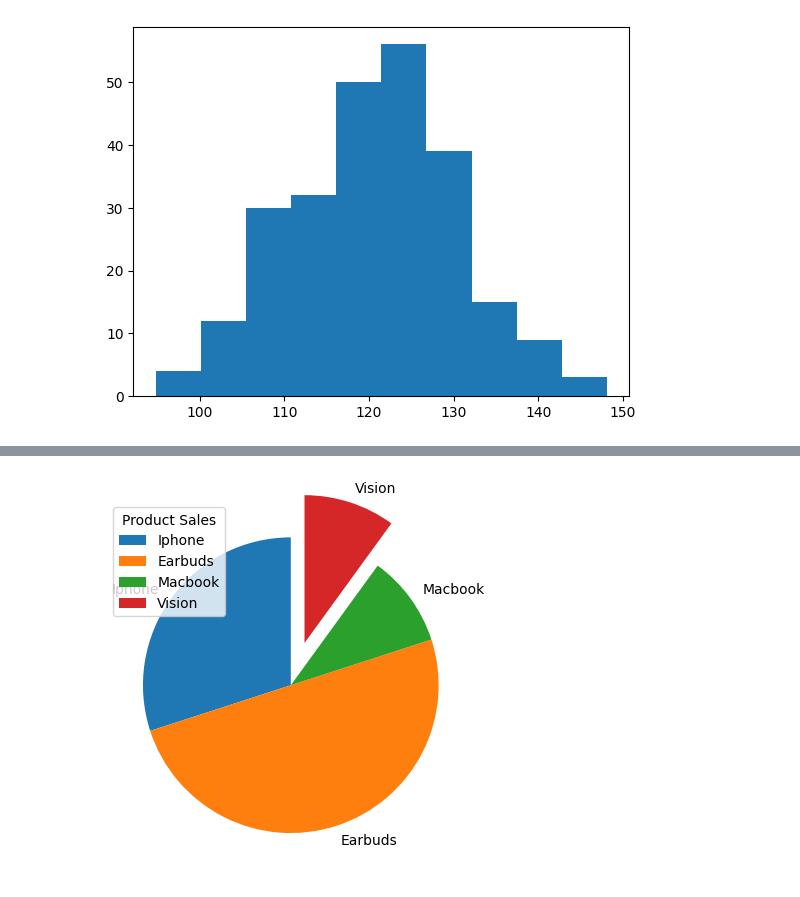
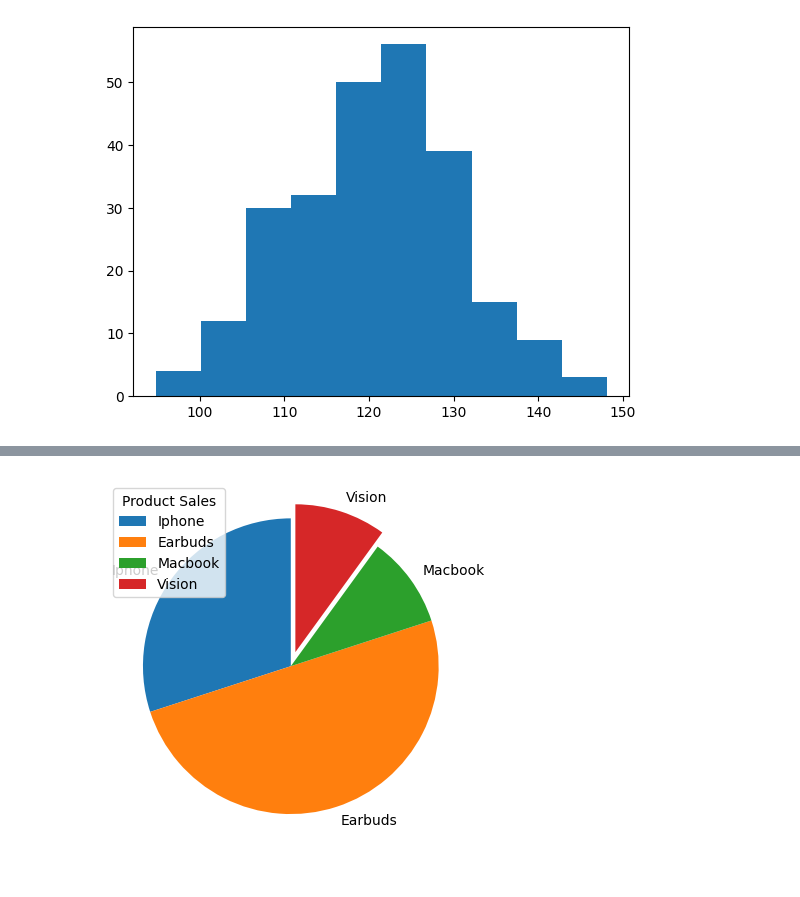
Before and after one commit to fyyqq/matplotlib, a Jupyter notebook: index.ipynb, the cells around one changed output, grey strips where cells are left out. Cells and saved outputs as stored; diff of their text form; code cells hidden in the pictures.

```diff
--- a/index.ipynb
+++ b/index.ipynb
@@ -122,12 +123,12 @@ pylot.show()
 # %%
 num = 100 / 5
 
 data = numpy.array([30, 50, 10, 10])
 label = ["Iphone", "Earbuds", "Macbook", "Vision"]
-positioning = [0, 0, 0, .3]
+positioning = [0, 0, 0, .1]
 
 pylot.pie(data, labels=label, startangle=90, explode=positioning)
 pylot.legend(title="Product Sales")
 pylot.show()
 # %% [output]
-[figure, old version]
+[figure, new version]
```
Also changed, not shown: parts of 5 cells of this notebook, 2 other files.
